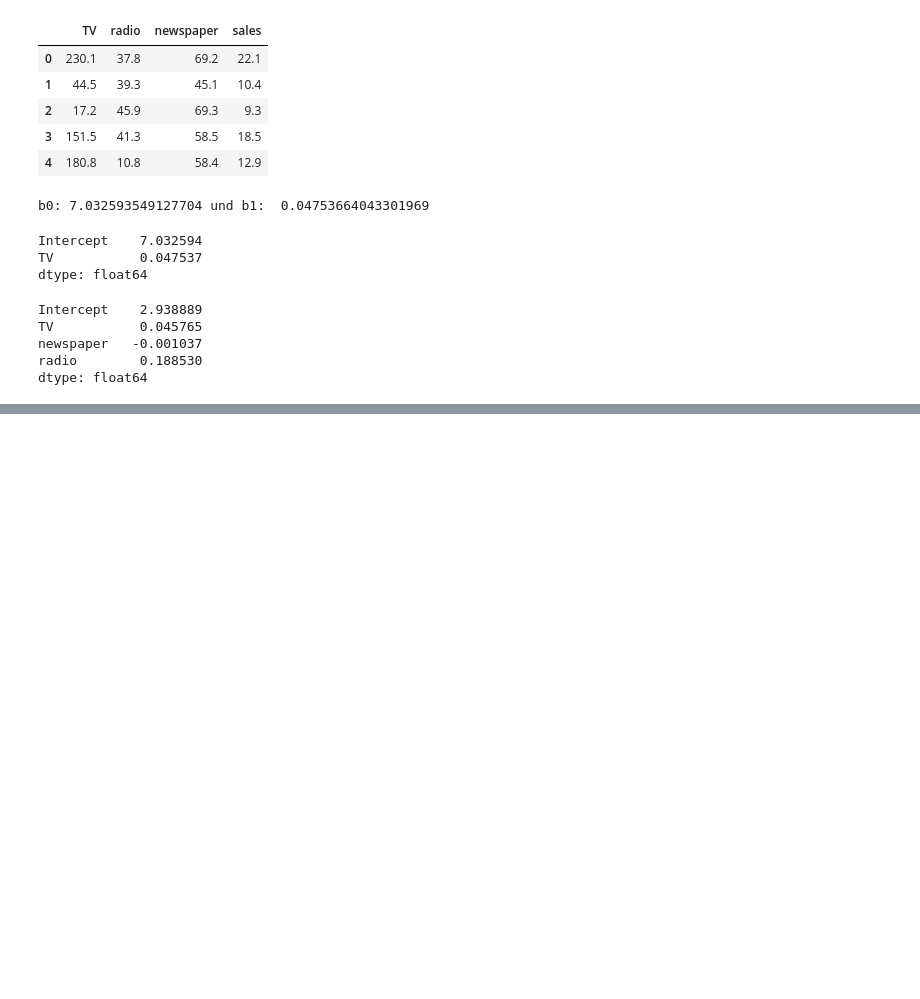
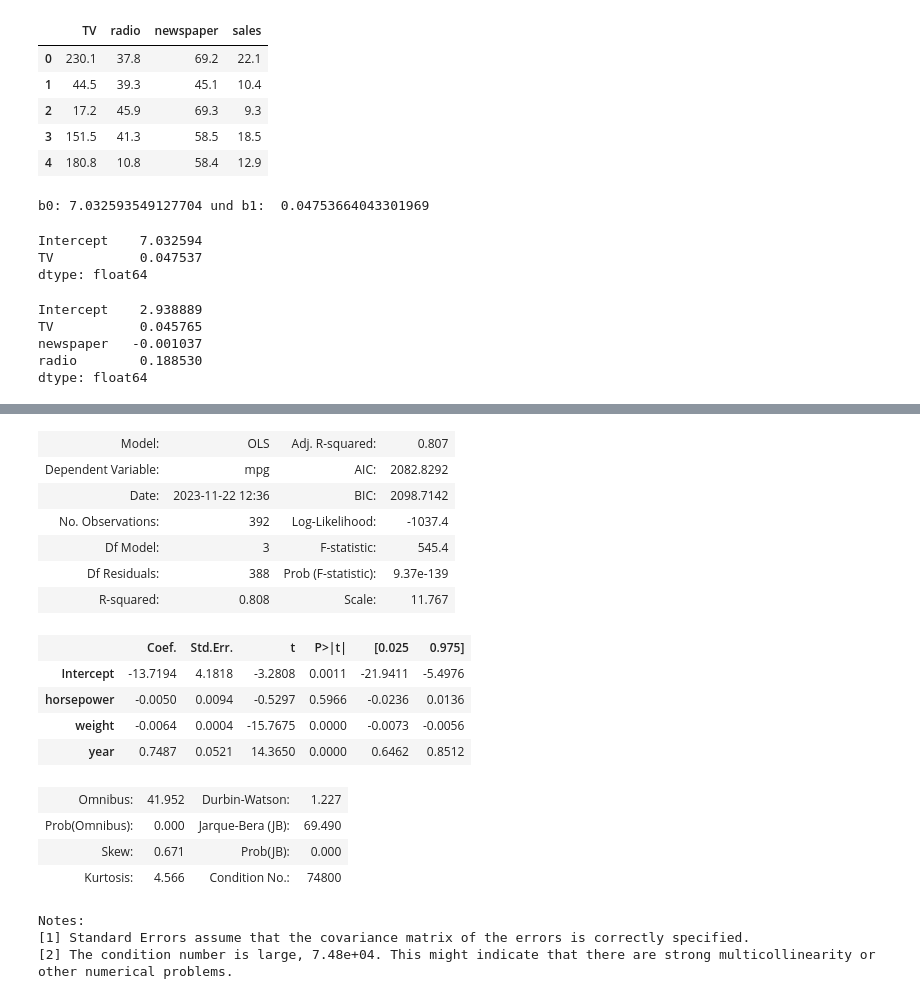
Before and after one commit to AliBenBali/DataScience, a Jupyter notebook: LineareRegression.ipynb, the cells around one changed output, grey strips where cells are left out. Saved outputs shown, nothing was run; the diff lists cells and outputs as text; code cells hidden in the pictures; blank space fills up the shorter version.

```diff
--- a/LineareRegression.ipynb
+++ b/LineareRegression.ipynb
@@ -75,0 +148,23 @@ dtype: float64
+# %%
+model = smf.ols("mpg ~ horsepower+ weight+year", data=df).fit()
+model.summary2()
+# %% [output]
+| Model: | OLS | Adj. R-squared: | 0.807 |
+| Dependent Variable: | mpg | AIC: | 2082.8292 |
+| Date: | 2023-11-22 12:36 | BIC: | 2098.7142 |
+| No. Observations: | 392 | Log-Likelihood: | -1037.4 |
+| Df Model: | 3 | F-statistic: | 545.4 |
+| Df Residuals: | 388 | Prob (F-statistic): | 9.37e-139 |
+| R-squared: | 0.808 | Scale: | 11.767 |
+|  | Coef. | Std.Err. | t | P>|t| | [0.025 | 0.975] |
+| Intercept | -13.7194 | 4.1818 | -3.2808 | 0.0011 | -21.9411 | -5.4976 |
+| horsepower | -0.0050 | 0.0094 | -0.5297 | 0.5966 | -0.0236 | 0.0136 |
+| weight | -0.0064 | 0.0004 | -15.7675 | 0.0000 | -0.0073 | -0.0056 |
+| year | 0.7487 | 0.0521 | 14.3650 | 0.0000 | 0.6462 | 0.8512 |
+| Omnibus: | 41.952 | Durbin-Watson: | 1.227 |
+| Prob(Omnibus): | 0.000 | Jarque-Bera (JB): | 69.490 |
+| Skew: | 0.671 | Prob(JB): | 0.000 |
+| Kurtosis: | 4.566 | Condition No.: | 74800 |
+Notes:
+[1] Standard Errors assume that the covariance matrix of the errors is correctly specified.
+[2] The condition number is large, 7.48e+04. This might indicate that there are strong multicollinearity or other numerical problems.
```
Also changed, not shown: parts of 10 cells of this notebook.
